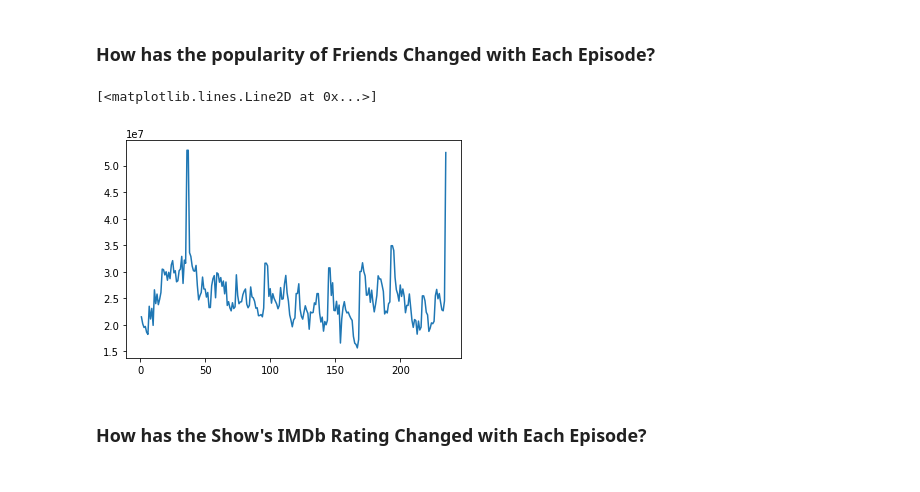
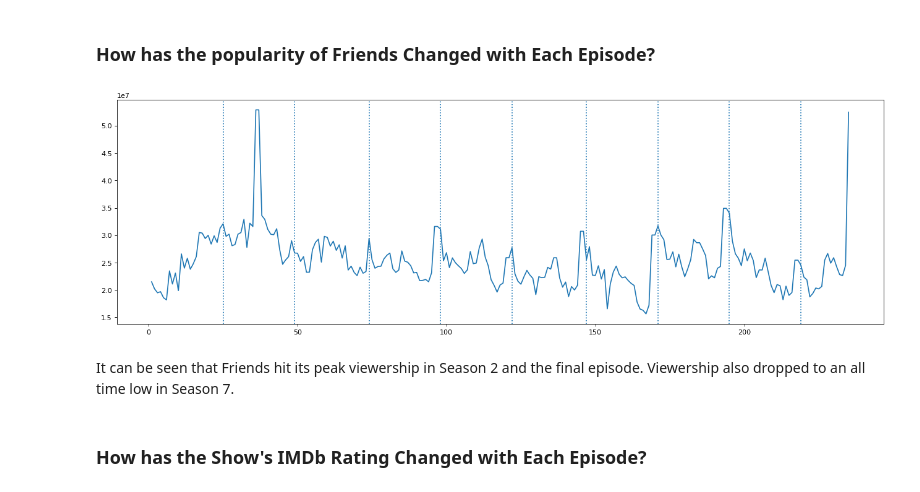
Before and after one commit to xghan99/Friends-EDA, a Jupyter notebook: FriendsEDA.ipynb, the cells around one changed output. Cells and saved outputs as stored; diff of their text form; code cells hidden in the pictures.

```diff
--- a/FriendsEDA.ipynb
+++ b/FriendsEDA.ipynb
@@ -189,11 +205,17 @@ len(pd.unique(df_imdb["title"]))
 ## Visualisations
 # %% [markdown]
 ### How has the popularity of Friends Changed with Each Episode?
-# %%
-import matplotlib.pyplot as plt
-plt.plot(df_episodes["episode_num_overall"], df_episodes["us_viewers"])
-# %% [output]
-[<matplotlib.lines.Line2D at 0x...>]
-[figure, removed]
+# %%
+import matplotlib.pyplot as plt
+from matplotlib.pyplot import figure
+figure(figsize=(20,6), dpi=80)
+plt.plot(df_episodes["episode_num_overall"], df_episodes["us_viewers"])
+season_boundaries = [25, 49, 74, 98, 122, 147, 171, 195, 219]
+for boundary in season_boundaries:
+  plt.axvline(x=boundary, linestyle="dotted")
+# %% [output]
+[figure, added]
+# %% [markdown]
+It can be seen that Friends hit its peak viewership in Season 2 and the final episode. Viewership also dropped to an all time low in Season 7.
 # %% [markdown]
 ### How has the Show's IMDb Rating Changed with Each Episode?
```
Also changed, not shown: parts of 15 cells of this notebook.
